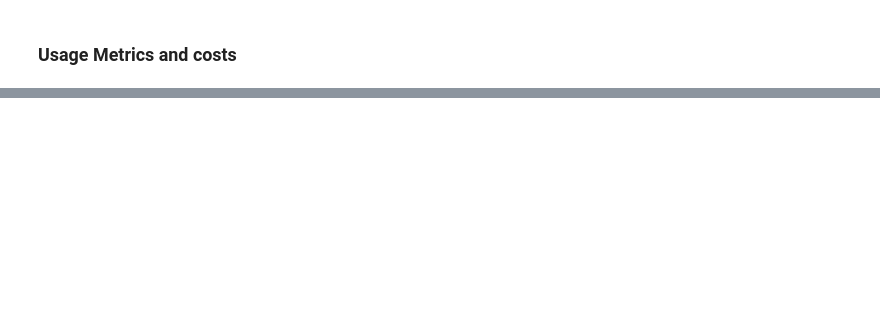
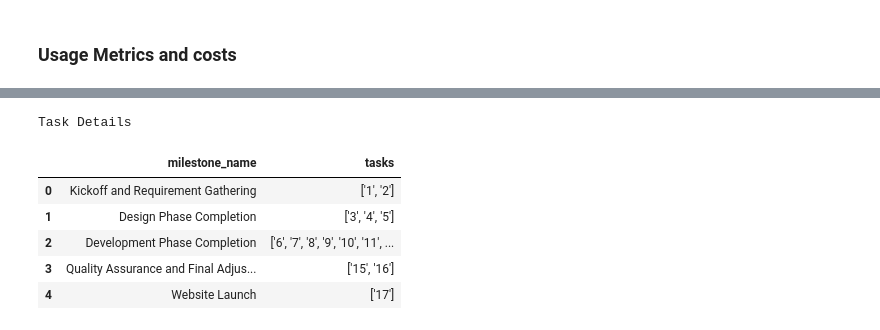
Before and after one commit to amitvermaknw/multi-ai-agent, a Jupyter notebook: src/ProjectProgress/automate-project.ipynb, the cells around one changed output, grey strips where cells are left out. Cells and saved outputs as stored; diff of their text form; code cells hidden in the pictures; blank space fills up the shorter version.

```diff
--- a/src/ProjectProgress/automate-project.ipynb
+++ b/src/ProjectProgress/automate-project.ipynb
@@ -295,0 +375,17 @@ import pandas as pd
+# %%
+#Inspecting milestone
+milestomes = result.pydantic.dict()['milestones']
+df_milestones = pd.DataFrame(milestomes)
+
+#Display the dataframe as an HTML table
+df_milestones.style.set_table_attributes('border="1"').set_caption("Task Details").set_table_styles(
+    [{'selector': 'th, td', 'props': [{'font-size', '120%'}]}]
+)
+# %% [output]
+Task Details
+|  | milestone_name | tasks |
+| 0 | Kickoff and Requirement Gathering | ['1', '2'] |
+| 1 | Design Phase Completion | ['3', '4', '5'] |
+| 2 | Development Phase Completion | ['6', '7', '8', '9', '10', '11', ... |
+| 3 | Quality Assurance and Final Adjus... | ['15', '16'] |
+| 4 | Website Launch | ['17'] |
```
Also changed, not shown: parts of 7 cells of this notebook, 1 other file.
